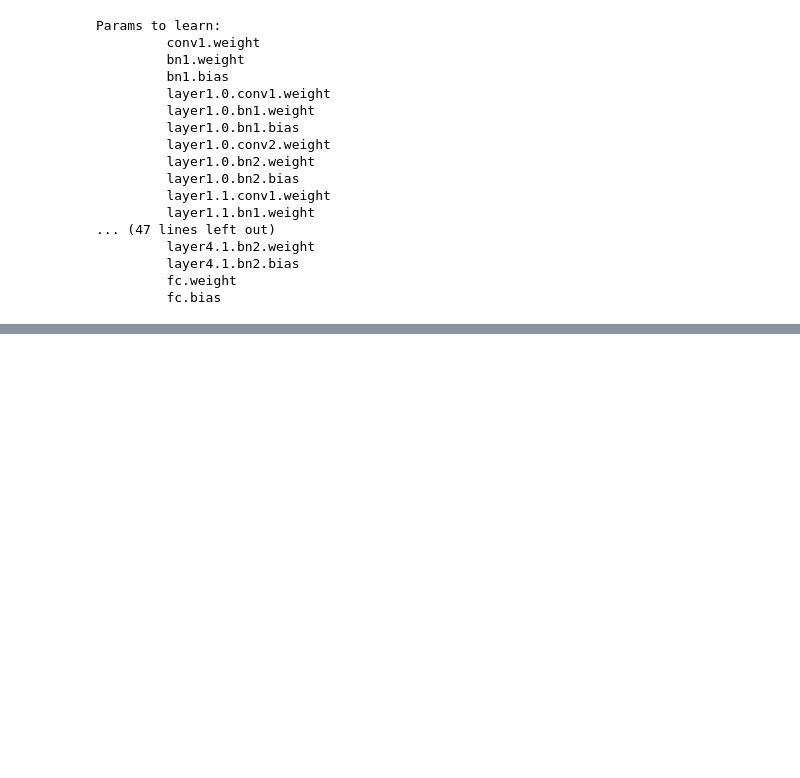
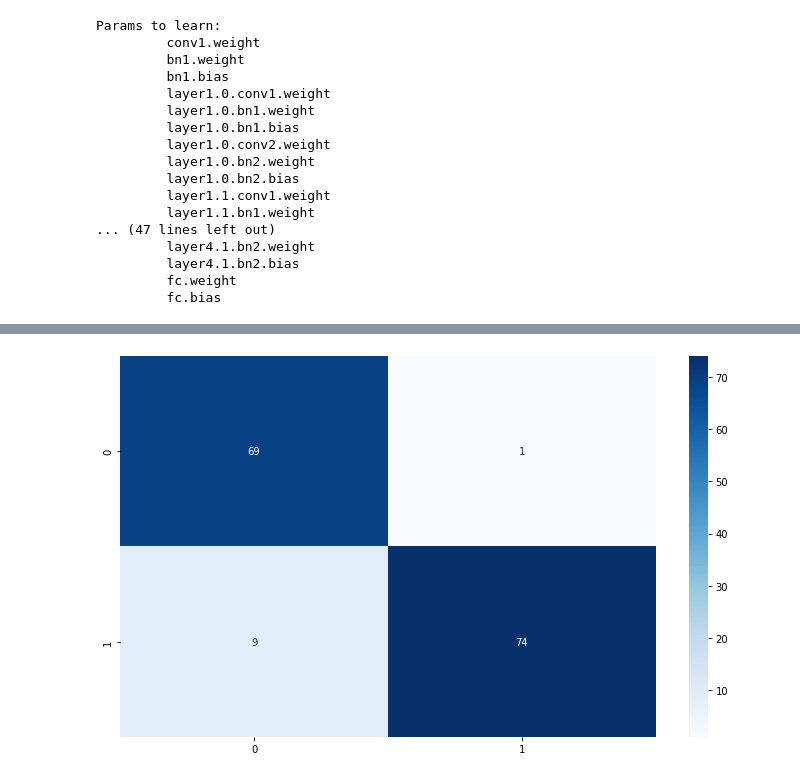
Before and after one commit to chosokabe1/mnist, a Jupyter notebook: finetuning.ipynb, the cells around one changed output, grey strips where cells are left out. Cells and saved outputs as stored; diff of their text form; code cells hidden in the pictures; blank space fills up the shorter version.

```diff
--- a/finetuning.ipynb
+++ b/finetuning.ipynb
@@ -320,0 +342,30 @@ Best val Acc: 0.954248
+# %%
+import pandas as pd
+import seaborn as sn
+
+def val_model(model, dataloaders, optimizer):
+    phase = 'val'
+    nb_classes = 2
+    confusion_matrix = torch.zeros(nb_classes, nb_classes)
+    model.eval()
+    for inputs, labels in dataloaders[phase]:
+        inputs = inputs.to(device)
+        labels = labels.to(device)
+        optimizer.zero_grad()
+        with torch.set_grad_enabled(phase == 'train'):
+            outputs = model(inputs)
+            loss = criterion(outputs, labels)
+            _, preds = torch.max(outputs, 1)
+            # print(labels.view(-1))
+            # print(preds.view(-1))
+            for t_confusion_matrix, p_confusion_matrix in zip(labels.view(-1), preds.view(-1)):
+                confusion_matrix[t_confusion_matrix.long(), p_confusion_matrix.long()] += 1
+
+    confusion_matrix_numpy = confusion_matrix.to('cpu').detach().numpy().copy()
+    df_cmx = pd.DataFrame(confusion_matrix_numpy)
+    plt.figure(figsize = (12, 7))
+    sn.heatmap(df_cmx, annot=True, fmt='g', cmap='Blues')
+
+val_model(model_ft, dataloaders_dict, optimizer_ft)
+# %% [output]
+[figure, added]
```
Also changed, not shown: parts of 5 cells of this notebook.
